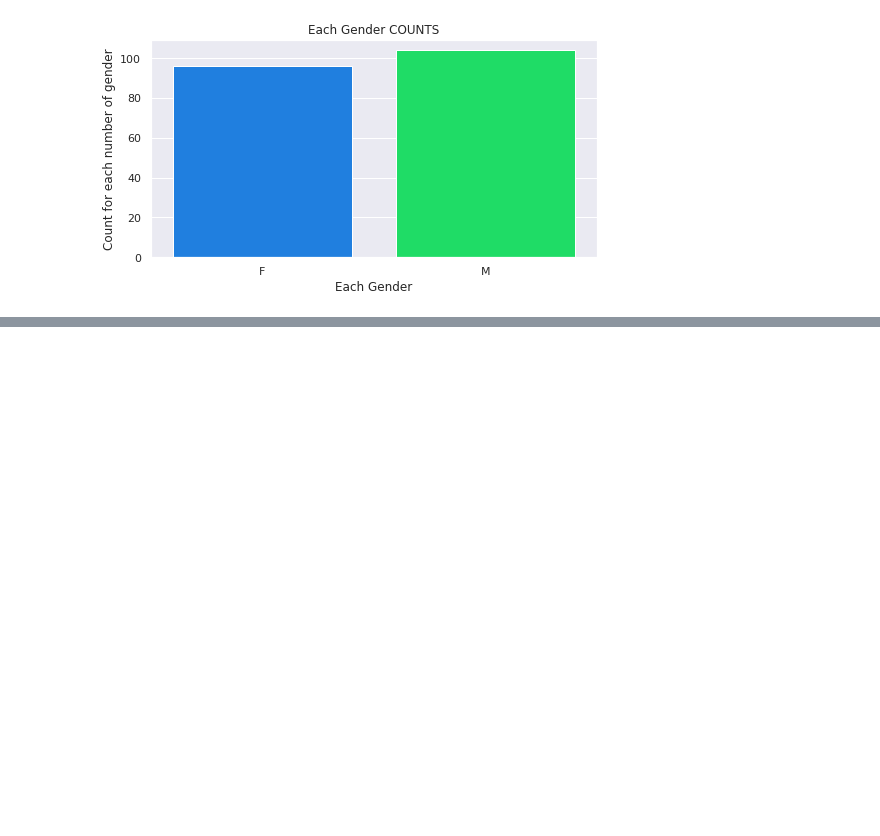
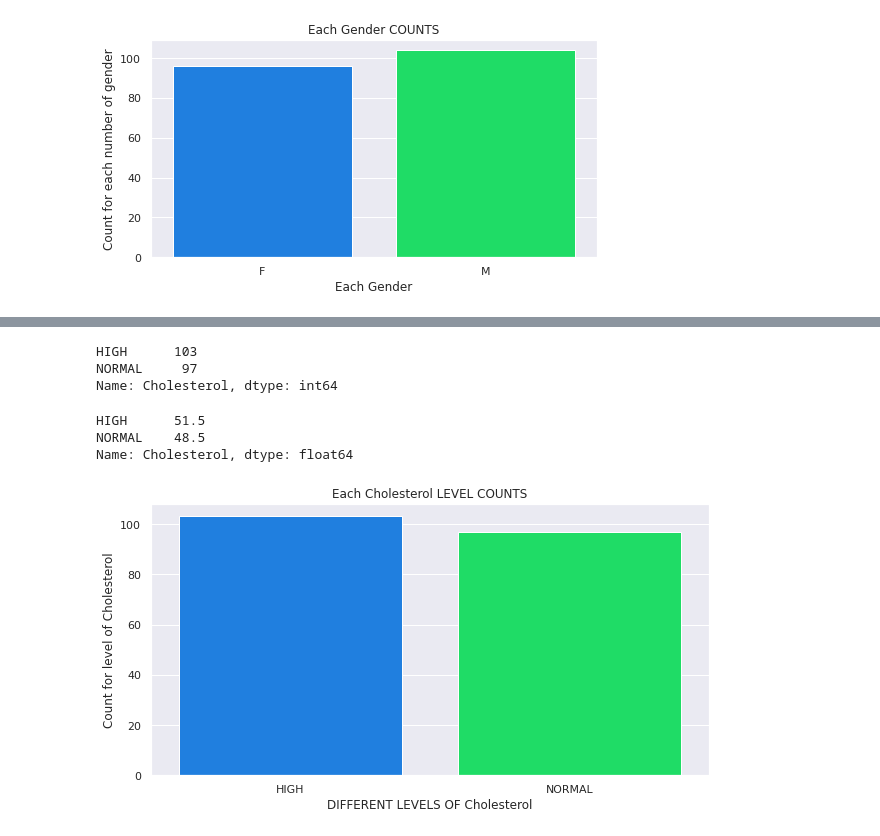
Before and after one commit to dsankush/Drug-Analysis, a Jupyter notebook: Drug_Analysis.ipynb, the cells around one changed output, grey strips where cells are left out. Drawn from its saved outputs; the diff is of its cells as text; code cells hidden in the pictures; blank space fills up the shorter version.

```diff
--- a/Drug_Analysis.ipynb
+++ b/Drug_Analysis.ipynb
@@ -304,0 +340,29 @@ plt.show()
+# %%
+# Getting the value count for each Cholesterol using value_counts from pandas
+data['Cholesterol'].value_counts()
+# %% [output]
+HIGH      103
+NORMAL     97
+Name: Cholesterol, dtype: int64
+# %%
+# Percentage For Each level of Cholesterol
+(data['Cholesterol'].value_counts() / data['Cholesterol'].count()) * 100
+# %% [output]
+HIGH      51.5
+NORMAL    48.5
+Name: Cholesterol, dtype: float64
+# %%
+# Ploting count plot for Cholesterol column
+
+plt.figure(figsize = (10, 5))
+
+sns.countplot(data['Cholesterol'])
+
+plt.title('Each Cholesterol LEVEL COUNTS')
+
+plt.xlabel('DIFFERENT LEVELS OF Cholesterol')
+plt.ylabel('Count for level of Cholesterol')
+
+plt.show()
+# %% [output]
+[figure, added]
```
Also changed, not shown: parts of 7 cells of this notebook.
